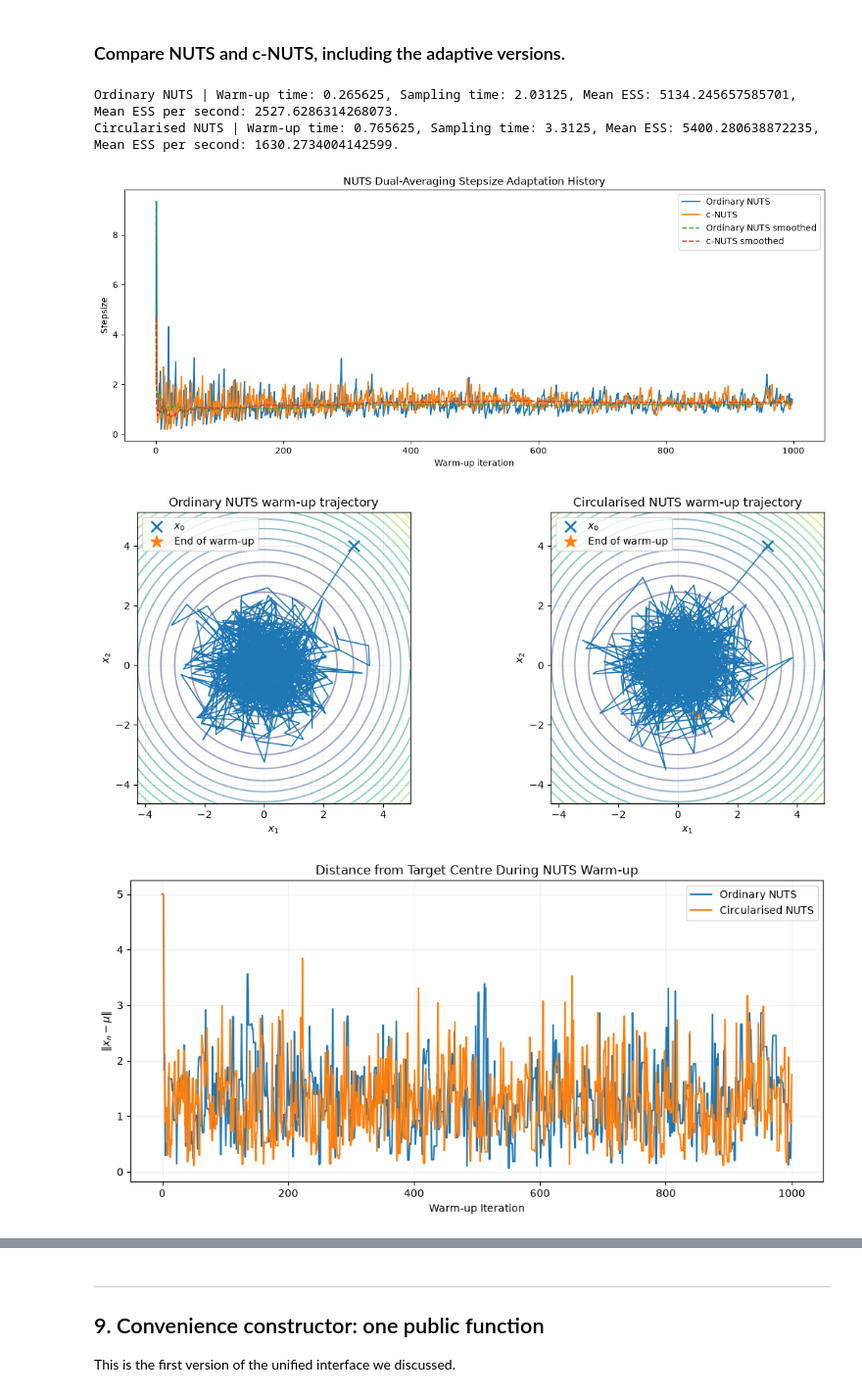
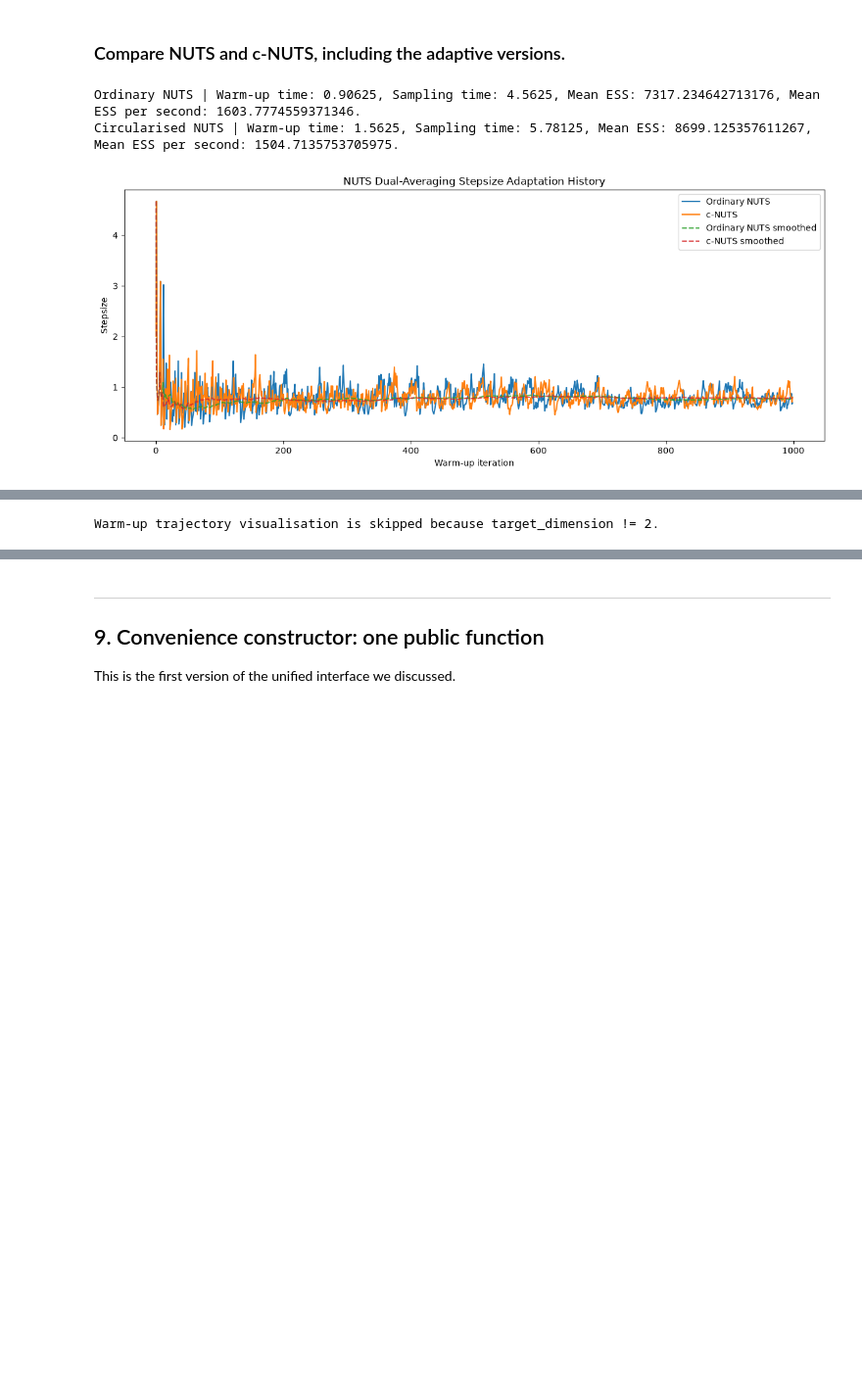
Before and after one commit to PZhou114/NUTS_simulation, a Jupyter notebook: Function-Package for implementing and comparing circularised samplers/(ACTIVE)_Generalised_nuts_gist_circularised_v0_4.ipynb, the cells around one changed output, grey strips where cells are left out. Shown at 98% size. Cells and saved outputs as stored; diff of their text form; code cells hidden in the pictures; blank space fills up the shorter version.

```diff
--- a/Function-Package for implementing and comparing circularised samplers/(ACTIVE)_Generalised_nuts_gist_circularised_v0_4.ipynb
+++ b/Function-Package for implementing and comparing circularised samplers/(ACTIVE)_Generalised_nuts_gist_circularised_v0_4.ipynb
@@ -4138,7 +4139,7 @@ def nuts_comparison(
         animation,
     )
 # %%
-target_dimension = 2
+target_dimension = 20
 target_center = np.array([0.0] * target_dimension)
 
 beta = 1.5
@@ -4168,10 +4169,7 @@ beta = 1.5
 #     return (r2 ** (beta / 2.0 - 1.0)) * x
 
 
-covariance = np.array([
-    [1.0, 0.0],
-    [0.0, 1.0],
-])
+covariance = np.eye(target_dimension)
 
 precision = np.linalg.inv(covariance)
 
@@ -4202,36 +4200,34 @@ def grad(x):
 #     initial_position=np.array([3.0, 4.0]),
 #     initial_stepsize=0.099,
 #     target_center=target_center,
 #     target_potential=potential,  # should choose to be Gaussian potential
 #     target_grad=grad,  # should choose to be Gaussian potential gradient
 #     target_dimension=target_dimension,
 #     selection="biased_progressive",
 #     n_samples=10000,
 #     warm_up=0,
 #     target_accept=0.80,
 #     animate_warmup=False,  # whether to display a synchronised warm-up animation
 # )
 
 # Dual-averaging adaption example
 ordinary_nuts_adaptation_history, circularised_nuts_adaptation_history, animation = nuts_comparison(
-    initial_position=np.array([3.0, 4.0]),
+    initial_position=np.array([100.0] * target_dimension),
     initial_stepsize=0.099,
     target_center=target_center,
     target_potential=potential,  # should choose to be Gaussian potential
     target_grad=grad,  # should choose to be Gaussian potential gradient
     target_dimension=target_dimension,
     selection="biased_progressive",
     n_samples=10000,
     warm_up=1000,
     target_accept=0.80,
     animate_warmup=False,  # whether to display a synchronised warm-up animation
 )
 
 # ordinary_nuts_adaptation_history.to_csv("ordinary_nuts_adaptation_history.csv")
 # circularised_nuts_adaptation_history.to_csv("circularised_nuts_adaptation_history.csv")
 # %% [output]
-Ordinary NUTS | Warm-up time: 0.265625, Sampling time: 2.03125, Mean ESS: 5134.245657585701, Mean ESS per second: 2527.6286314268073.
-Circularised NUTS | Warm-up time: 0.765625, Sampling time: 3.3125, Mean ESS: 5400.280638872235, Mean ESS per second: 1630.2734004142599.
+Ordinary NUTS | Warm-up time: 0.90625, Sampling time: 4.5625, Mean ESS: 7317.234642713176, Mean ESS per second: 1603.7774559371346.
+Circularised NUTS | Warm-up time: 1.5625, Sampling time: 5.78125, Mean ESS: 8699.125357611267, Mean ESS per second: 1504.7135753705975.
-[figure, old version]
+[figure, new version]
-[figure, removed]
-[figure, removed]
@@ -4238,0 +4234 @@ Circularised NUTS | Warm-up time: 0.765625, Sampling time: 3.3125, Mean ESS: 540
+Warm-up trajectory visualisation is skipped because target_dimension != 2.
```
Also changed, not shown: parts of 11 cells of this notebook.
